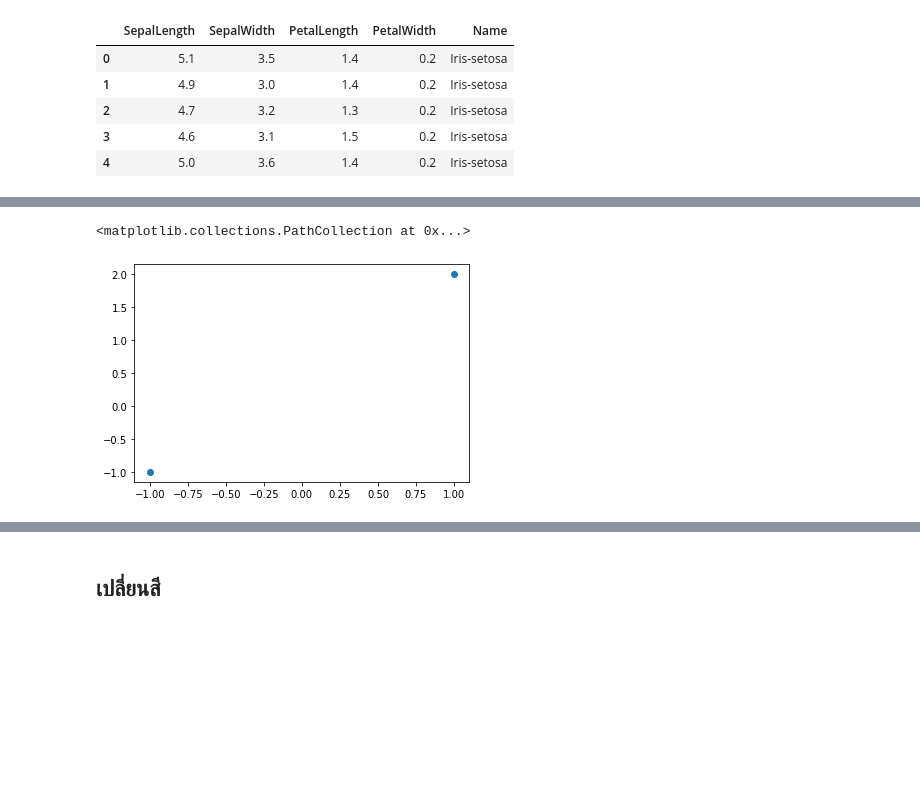
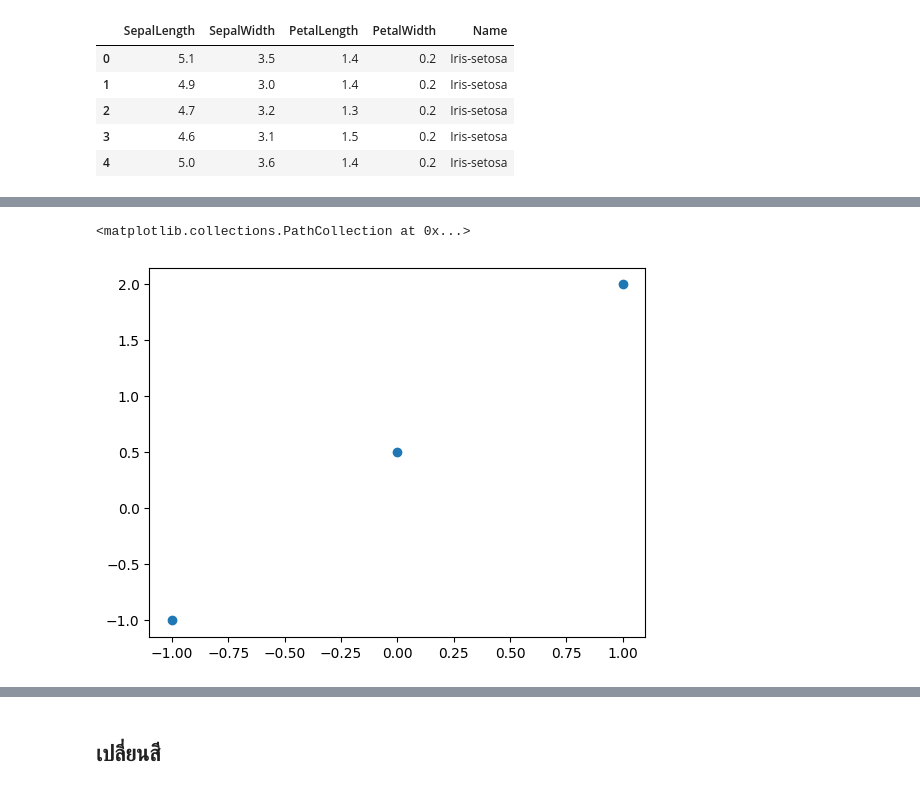
Before and after one commit to Tonry12/python_dataviz2023, a Jupyter notebook: DataViz02_Data_Distribution_.ipynb, the cells around one changed output, grey strips where cells are left out. Cells and saved outputs as stored; diff of their text form; code cells hidden in the pictures; blank space fills up the shorter version.

```diff
--- a/DataViz02_Data_Distribution_.ipynb
+++ b/DataViz02_Data_Distribution_.ipynb
@@ -21,6 +28,6 @@ from matplotlib import pyplot as plt
 # %%
-plt.scatter([1,-1],[2,-1])
+plt.scatter([1,-1,0],[2,-1,0.5])
 # %% [output]
 <matplotlib.collections.PathCollection at 0x...>
-[figure, old version]
+[figure, new version]
 # %%
```
Also changed, not shown: parts of 50 cells of this notebook.
